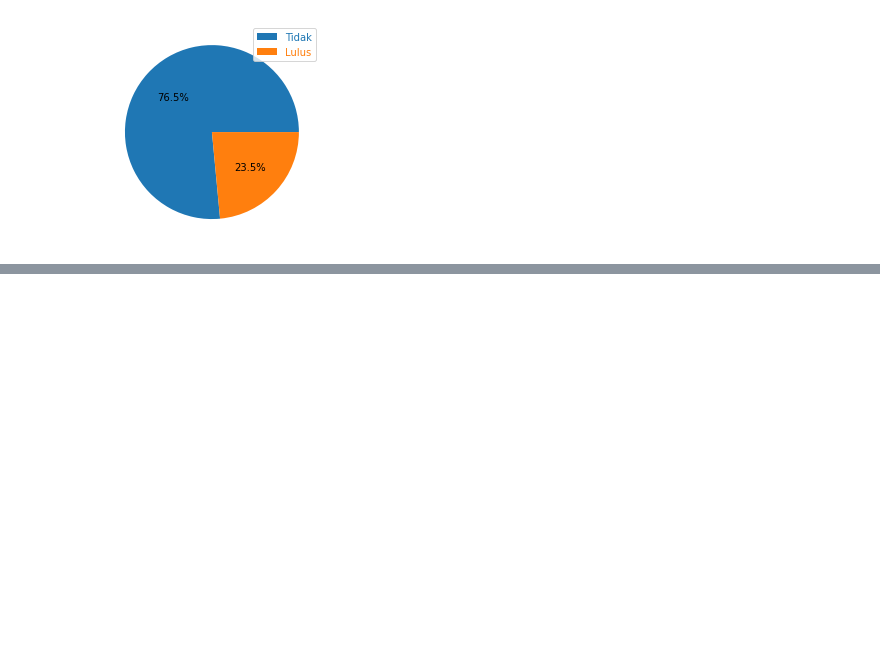
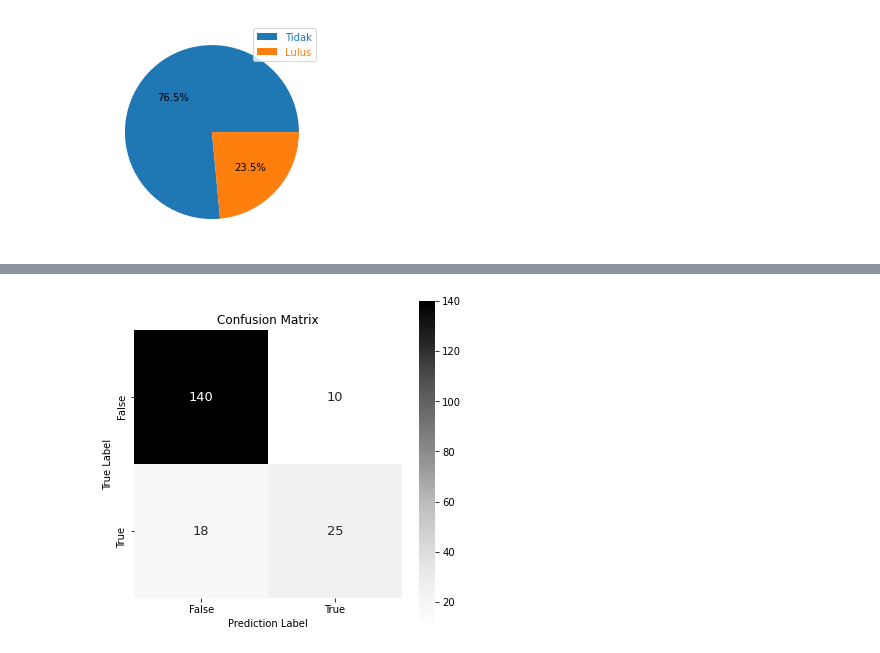
Before and after one commit to FelixFern/ISFEST-ODE, a Jupyter notebook: EDA.ipynb, the cells around one changed output, grey strips where cells are left out. Cells and saved outputs as stored; diff of their text form; code cells hidden in the pictures; blank space fills up the shorter version.

```diff
--- a/EDA.ipynb
+++ b/EDA.ipynb
@@ -156,0 +346,16 @@ plt.legend(["Tidak", "Lulus"], labelcolor="linecolor")
+# %%
+# confusion matrix
+
+conf_matrix = confusion_matrix(y_val, y_preds)
+
+plt.figure(figsize=(6,6))
+
+sns.heatmap(conf_matrix, annot=True, square=True, annot_kws={'fontsize': 13}, fmt='.3g',
+           cmap = 'Greys', xticklabels=['False', 'True'], yticklabels=['False', 'True'])
+
+plt.title('Confusion Matrix')
+plt.xlabel('Prediction Label')
+plt.ylabel('True Label')
+plt.show()
+# %% [output]
+[figure, added]
```
Also changed, not shown: parts of 38 cells of this notebook.
